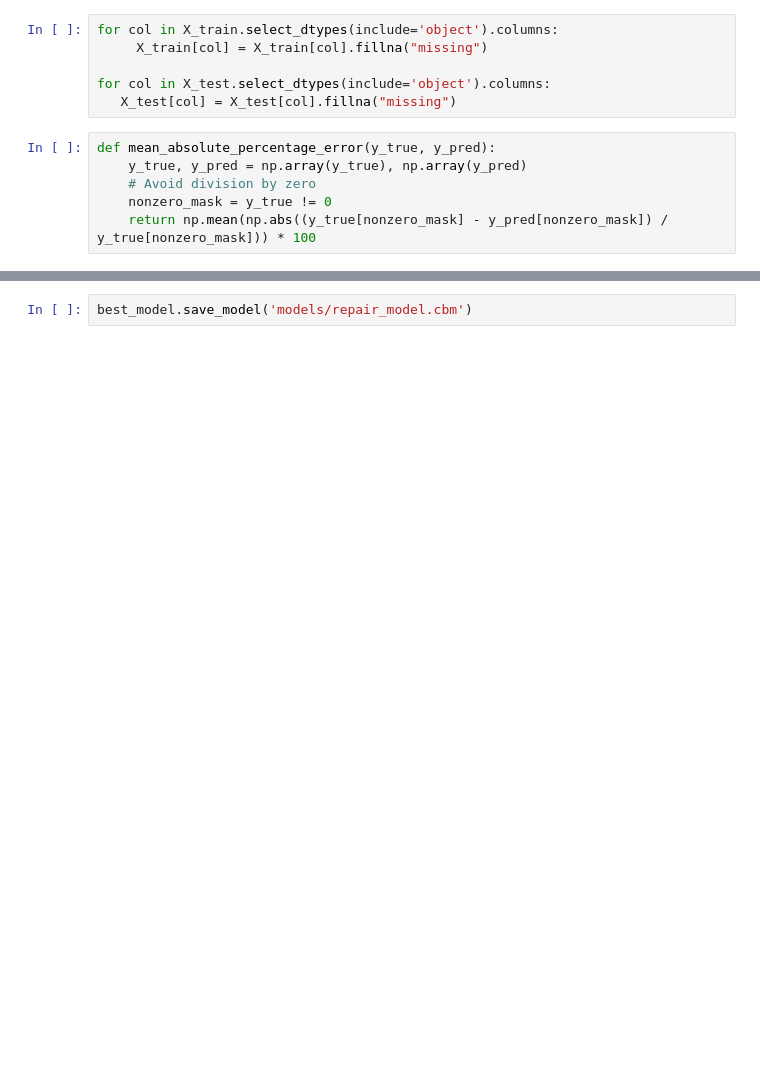
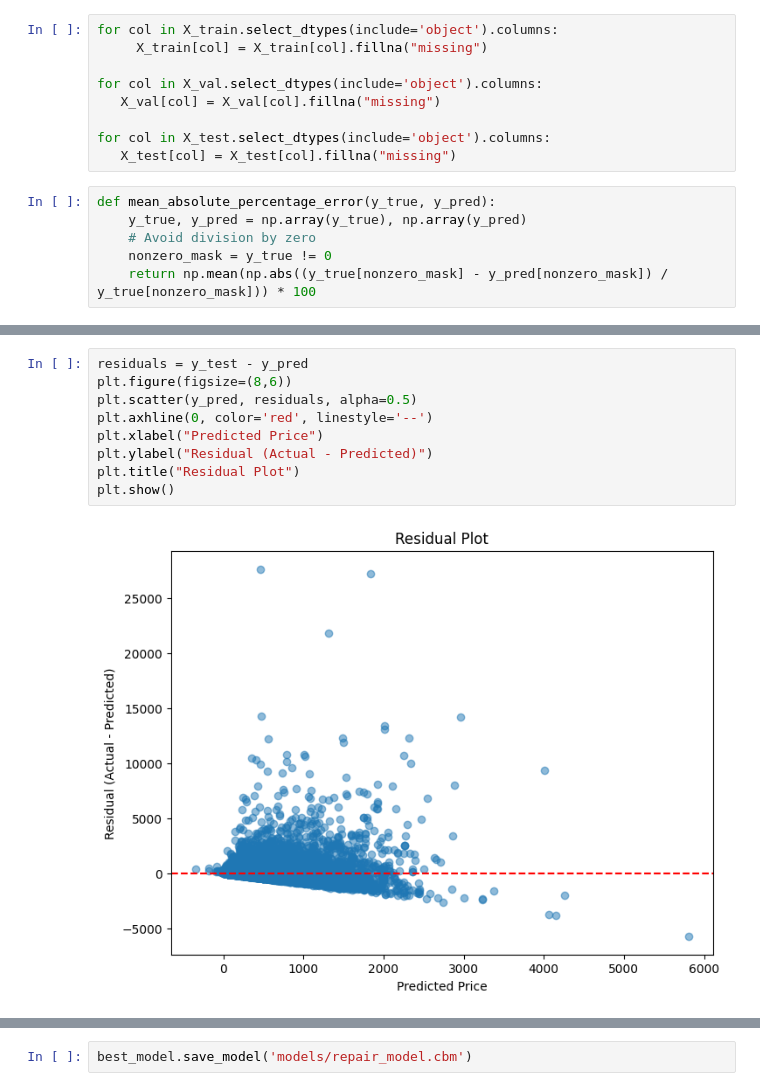
Before and after one commit to tdela12/CAPSTONE_T316, a Jupyter notebook: train_model_repair.ipynb, the cells around one changed output, grey strips where cells are left out. Cells and saved outputs as stored; diff of their text form; blank space fills up the shorter version.

```diff
--- a/train_model_repair.ipynb
+++ b/train_model_repair.ipynb
@@ -28,6 +38,9 @@ cat_features = X_train.select_dtypes(include=["object", "category"]).columns
 for col in X_train.select_dtypes(include='object').columns:
      X_train[col] = X_train[col].fillna("missing")
 
+for col in X_val.select_dtypes(include='object').columns:
+   X_val[col] = X_val[col].fillna("missing")
+
 for col in X_test.select_dtypes(include='object').columns:
    X_test[col] = X_test[col].fillna("missing")
 # %%
@@ -94,0 +265,11 @@ plt.show()
+# %%
+residuals = y_test - y_pred
+plt.figure(figsize=(8,6))
+plt.scatter(y_pred, residuals, alpha=0.5)
+plt.axhline(0, color='red', linestyle='--')
+plt.xlabel("Predicted Price")
+plt.ylabel("Residual (Actual - Predicted)")
+plt.title("Residual Plot")
+plt.show()
+# %% [output]
+[figure, added]
```
Also changed, not shown: parts of 13 cells of this notebook, 5 other files.
